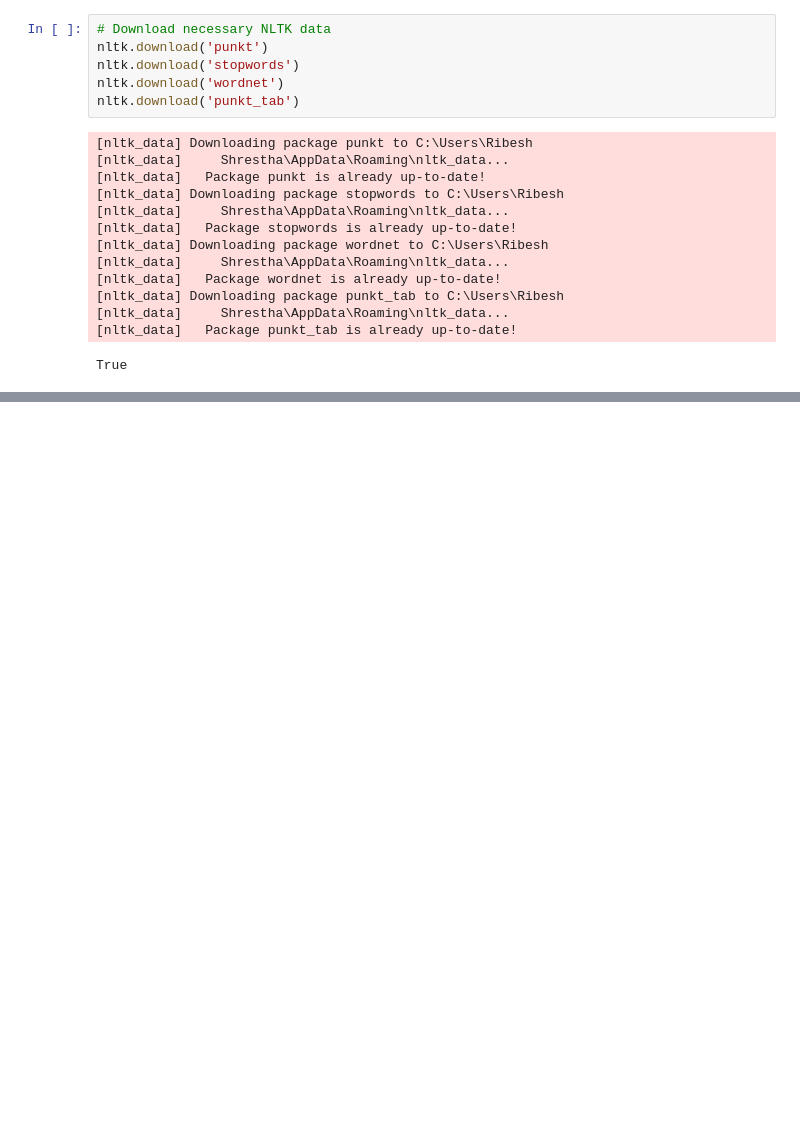
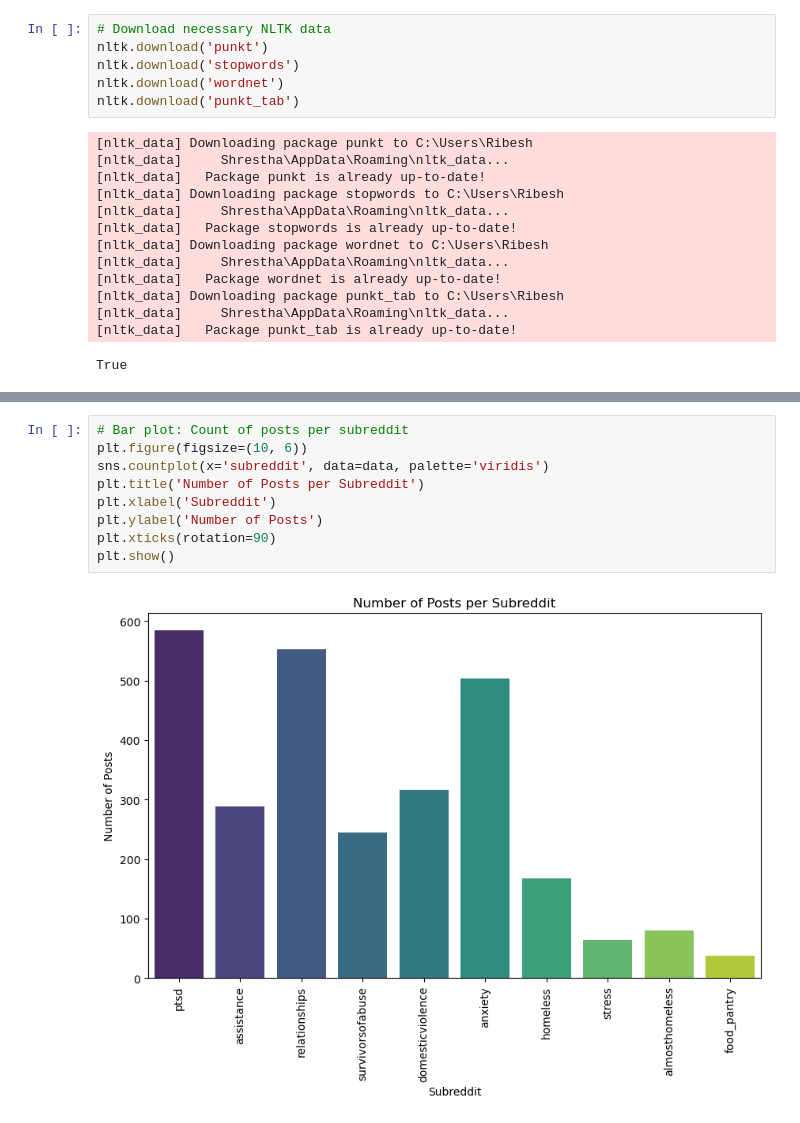
Before and after one commit to ribesh9/data-science, a Jupyter notebook: RibeshLab4.ipynb, the cells around one changed output, grey strips where cells are left out. Saved outputs shown, nothing was run; the diff lists cells and outputs as text; blank space fills up the shorter version.

```diff
--- a/RibeshLab4.ipynb
+++ b/RibeshLab4.ipynb
@@ -34,0 +87,11 @@ data = pd.read_csv('IMDB Dataset.csv', encoding='utf-8')
+# %%
+# Bar plot: Count of posts per subreddit
+plt.figure(figsize=(10, 6))
+sns.countplot(x='subreddit', data=data, palette='viridis')
+plt.title('Number of Posts per Subreddit')
+plt.xlabel('Subreddit')
+plt.ylabel('Number of Posts')
+plt.xticks(rotation=90)
+plt.show()
+# %% [output]
+[figure, added]
```
Also changed, not shown: parts of 20 cells of this notebook, 2 other files.
